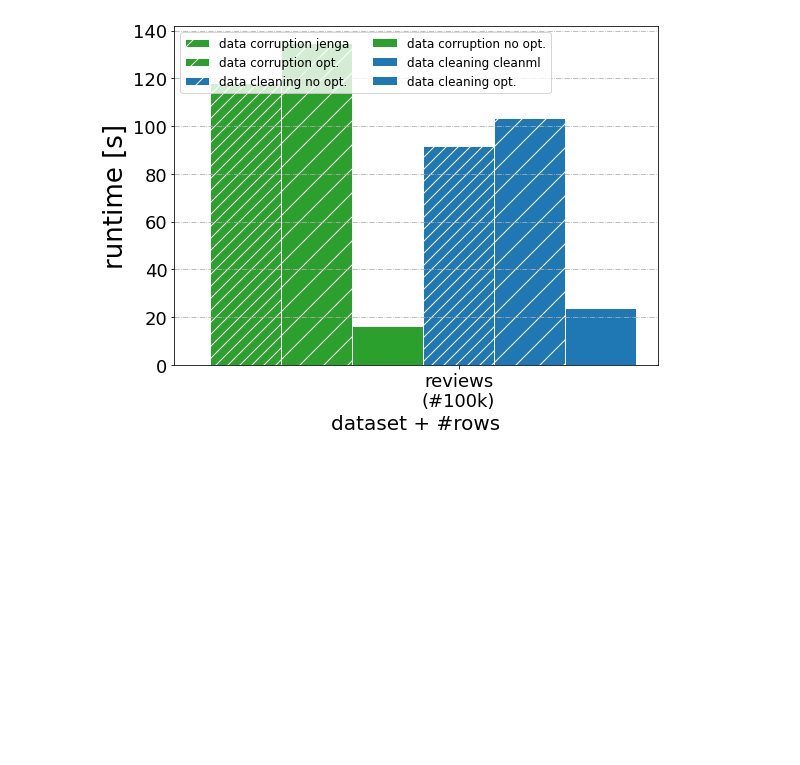
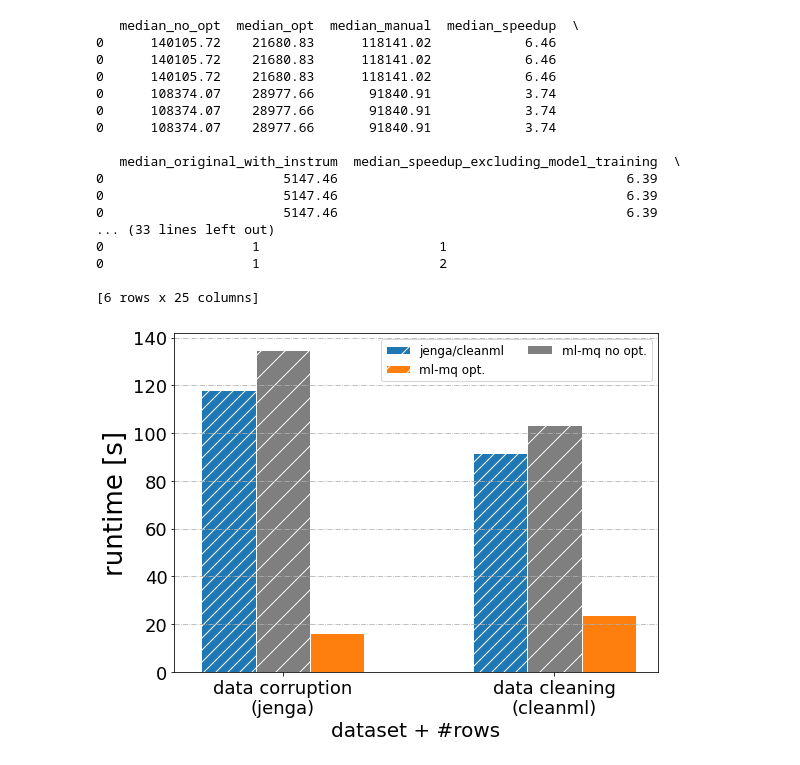
Before and after one commit to stefan-grafberger/mlwhatif, a Jupyter notebook: experiments/manual_analysis/plot-benchmark-results--manual-analysis.ipynb, the cells around one changed output. Cells and saved outputs as stored; diff of their text form; code cells hidden in the pictures; blank space fills up the shorter version.

Commit message:
Plot tuning

```diff
--- a/experiments/manual_analysis/plot-benchmark-results--manual-analysis.ipynb
+++ b/experiments/manual_analysis/plot-benchmark-results--manual-analysis.ipynb
@@ -79,10 +79,7 @@ def speedup_bar_plot(data, title, with_outliers, group_col_1, group_col_2, plot_
     classes_col1 = list(data[group_col_1].unique())
     classes_col2 = list(data[group_col_2].unique())
 
-    if absolute_times is False:
-        colors = ['tab:green', 'tab:blue', 'tab:red', 'tab:orange', 'tab:pink', 'tab:purple']
-    else:
-        colors = ['tab:green', 'tab:green', 'tab:green', 'tab:blue', 'tab:blue', 'tab:blue', 'tab:red', 'tab:red', 'tab:orange', 'tab:orange']
+    colors = ['tab:blue', 'tab:grey', 'tab:orange', 'tab:blue', 'tab:grey', 'tab:orange']
 
     position = 1
 
@@ -94,7 +91,7 @@ def speedup_bar_plot(data, title, with_outliers, group_col_1, group_col_2, plot_
     for group1_index, group1_val in enumerate(classes_col1):
         filtered1_data = data[data[group_col_1] == group1_val]
 
-        for (group2_val_manual, color_without), (group2_val_without, color_without), (group2_val_with, color_with) \
+        for (group2_val_manual, color_manual), (group2_val_without, color_without), (group2_val_with, color_with) \
                 in triplewise(zip(classes_col2, colors)):
             filtered2_data_manual = filtered1_data[filtered1_data[group_col_2] == group2_val_manual]
             values_to_plot_manual = filtered2_data_manual[plot_column]
@@ -118,7 +115,7 @@ def speedup_bar_plot(data, title, with_outliers, group_col_1, group_col_2, plot_
                 # assert orig_pipeline_value == orig_pipeline_value_without
 
                 # bars = plt.bar([position], orig_pipeline_value, width=1., color='black', hatch="/", edgecolor='white')
-                bars = plt.bar([position], np.median(values_to_plot_manual), width=1., color=color_without, hatch="//", edgecolor='white')
+                bars = plt.bar([position], np.median(values_to_plot_manual), width=1., color=color_manual, hatch="//", edgecolor='white')
                 # access the bar attributes to place the text in the appropriate location
                 # for bar in bars:
                 #     yval = bar.get_height()
@@ -127,13 +124,13 @@ def speedup_bar_plot(data, title, with_outliers, group_col_1, group_col_2, plot_
                 #         plus_y_loc = 15
                 #     plt.text(bar.get_x(), yval + plus_y_loc, round(yval))
                 # bars = plt.bar([position + 1], orig_pipeline_value, width=1., color='black', hatch=None, edgecolor='white')
-                bars = plt.bar([position + 1], np.median(values_to_plot_without), width=1., color=color_with, hatch="/  ", edgecolor='white')
+                bars = plt.bar([position + 1], np.median(values_to_plot_without), width=1., color=color_without, hatch="/  ", edgecolor='white')
                 bars = plt.bar([position + 2], np.median(values_to_plot_with), width=1., color=color_with, hatch=None, edgecolor='white')
                 # for bar in bars:
                 #     yval = bar.get_height()
                 #     plt.text(bar.get_x(), yval + 5, round(yval))
             position += 3
-        position += 3
+        position += 2
     # ax.legend(fontsize=15, ncol=1)
     # ax.grid(True)
     plt.gca().yaxis.grid(True, linestyle='-.')
@@ -147,7 +144,7 @@ def speedup_bar_plot(data, title, with_outliers, group_col_1, group_col_2, plot_
     # plt.xlabel('# rows', fontsize=26)
     plt.xlabel('dataset + #rows', fontsize=20)
     plt.xlim(0, None)
-    ax.set_xticks([4 + (len(classes_col2) + 2) * group1_index for group1_index, _ in enumerate(classes_col1)])
+    ax.set_xticks([2 + (len(classes_col2) + 2) * group1_index for group1_index, _ in enumerate(classes_col1)])
     ax.tick_params(axis='both', which='major', labelsize=18)
     ax.set_xticklabels(classes_col1, fontsize=18)
 
@@ -165,7 +162,7 @@ def speedup_bar_plot(data, title, with_outliers, group_col_1, group_col_2, plot_
         # patches.Patch( facecolor='grey',hatch="/",label='no. opt')
         # line = plt.plot([], c=color, label=class2_name)[0]
         # handles.append(line)
-    plt.legend(fontsize=12, handles=handles1 + handles2, loc="upper left", ncol=2)
+    plt.legend(fontsize=12, handles=handles1 + handles2, loc="upper right", ncol=2)
 
     plt.gcf().set_size_inches(8, 6)
     plt.tight_layout()
@@ -180,8 +177,8 @@ def speedup_bar_plot(data, title, with_outliers, group_col_1, group_col_2, plot_
 scenario_names = {
     'feature_importance': 'feature importance',
     'operator_impact': 'operator impact',
-    'data_cleaning': 'data cleaning',
-    'data_corruption': 'data corruption',
+    'data_cleaning': 'data cleaning\n(cleanml)',
+    'data_corruption': 'data corruption\n(jenga)',
 }
 model_map = {
     'logistic_regression': 'log. regression',
@@ -196,45 +193,65 @@ pretty_scenario_names['run'] = pretty_scenario_names['model'].map(model_map)
 
 manual = pretty_scenario_names.copy()
 manual['runtime'] = manual['median_manual'] / 1000
-manual.loc[manual['scenario'] == 'data cleaning', 'scenario'] = manual.loc[manual['scenario'] == 'data cleaning', 'scenario'] + " cleanml"
-manual.loc[manual['scenario'] == 'data corruption', 'scenario'] = manual.loc[manual['scenario'] == 'data corruption', 'scenario'] + " jenga"
+manual['exec_variant'] = "jenga/cleanml"
+# manual.loc[manual['scenario'] == 'data cleaning', 'exec_variant'] = "jenga/cleanml"
+# manual.loc[manual['scenario'] == 'data corruption', 'exec_variant'] = "jenga/cleanml"
+
 
 with_opt = pretty_scenario_names.copy()
 with_opt['runtime'] = with_opt['median_opt_wo_orig'] / 1000
-with_opt['scenario'] = with_opt['scenario'] + " opt."
+with_opt['exec_variant'] = "ml-mq opt."
 
 no_opt = pretty_scenario_names.copy()
 no_opt['runtime'] = no_opt['median_no_opt_wo_orig'] / 1000
-no_opt['scenario'] = no_opt['scenario'] + " no opt."
+no_opt['exec_variant'] = "ml-mq no opt."
 
 data_set_sort_order = {
     'healthcare': 0,
     'sneakers': 1,
     'folktables': 2,
     'cardio': 3,
     'reviews': 4,
 }
 scenario_sort_order = {
-    'data corruption jenga': 0,
-    'data corruption no opt.': 1,
-    'data corruption opt.': 2,
-    'data cleaning cleanml': 3,
-    'data cleaning no opt.': 4,
-    'data cleaning opt.': 5
+    'data corruption\n(jenga)': 0,
+    'data cleaning\n(cleanml)': 1,
+}
+exec_variant_order = {
+    'jenga/cleanml': 0,
+    'ml-mq no opt.': 1,
+    'ml-mq opt.': 2,
 }
 data_set_row_count_map = {
     'healthcare': 'healthcare\n(#1k)',
     'sneakers': 'sneakers\n(#6k)',
     'folktables': 'folktables\n(#30k)',
     'cardio': 'cardio\n(#70k)',
     'reviews': 'reviews\n(#100k)',
 }
 opt_and_no_opt = pd.concat([with_opt, no_opt, manual], axis=0)
 opt_and_no_opt["dataset_sort_order"] = opt_and_no_opt["dataset"].map(data_set_sort_order)
 opt_and_no_opt["scenario_sort_order"] = opt_and_no_opt["scenario"].map(scenario_sort_order)
-opt_and_no_opt = opt_and_no_opt.sort_values(["dataset_sort_order", "scenario_sort_order"])
-opt_and_no_opt['dataset'] = opt_and_no_opt['dataset'].map(data_set_row_count_map)
-opt_and_no_opt['median_original_with_instrum'] = opt_and_no_opt['median_original_with_instrum'] / 1000
-speedup_bar_plot(opt_and_no_opt, 'runtime_w_and_wo_per_dataset_per_scenario_without_outliers', False, 'dataset', 'scenario', 'runtime', True)
+opt_and_no_opt["exec_variant_sort_order"] = opt_and_no_opt["exec_variant"].map(exec_variant_order)
+opt_and_no_opt = opt_and_no_opt.sort_values(["scenario_sort_order", "exec_variant_sort_order"])
+print(opt_and_no_opt)
+speedup_bar_plot(opt_and_no_opt, 'runtime_w_and_wo_vs_jenga_and_cleanml', False, 'scenario', 'exec_variant', 'runtime', True)
 # %% [output]
+   median_no_opt  median_opt  median_manual  median_speedup  \
+0      140105.72    21680.83      118141.02            6.46
+0      140105.72    21680.83      118141.02            6.46
+0      140105.72    21680.83      118141.02            6.46
+0      108374.07    28977.66       91840.91            3.74
+0      108374.07    28977.66       91840.91            3.74
+0      108374.07    28977.66       91840.91            3.74
+
+   median_original_with_instrum  median_speedup_excluding_model_training  \
+0                       5147.46                                     6.39
+0                       5147.46                                     6.39
+0                       5147.46                                     6.39
+... (33 lines left out)
+0                   1                       1
+0                   1                       2
+
+[6 rows x 25 columns]
-[figure, old version]
+[figure, new version]
```
Also changed, not shown: 1 other file.
